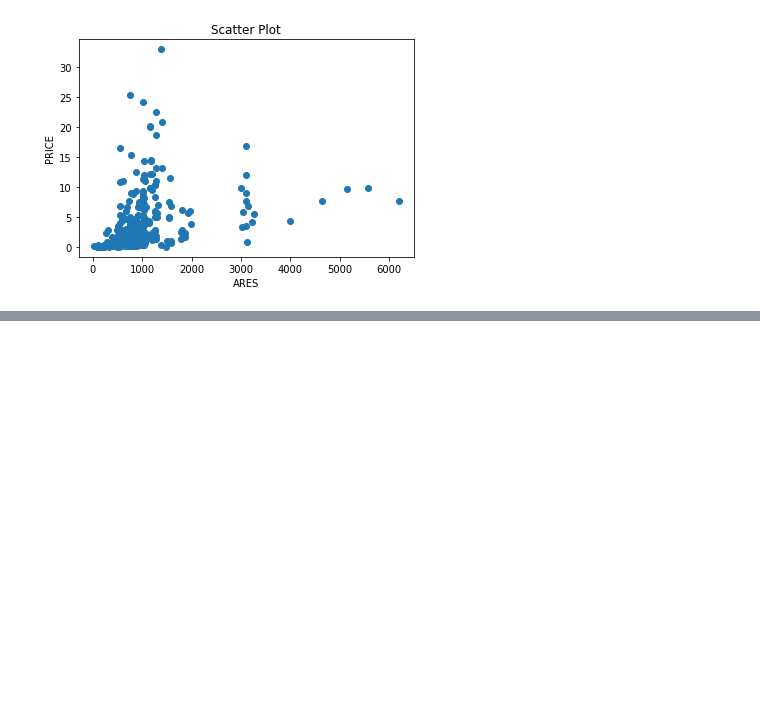
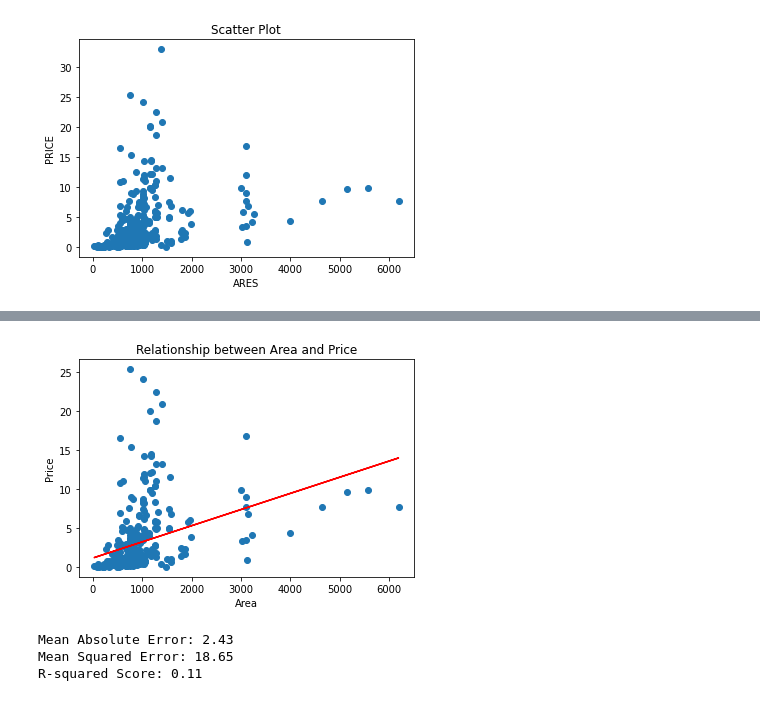
Before and after one commit to rghimre3/INFO5505_Machine_Learning_for-_Data_Scientist, a Jupyter notebook: INFO5505_Linear_Regression_(Assignment_1).ipynb, the cells around one changed output, grey strips where cells are left out. Cells and saved outputs as stored; diff of their text form; code cells hidden in the pictures; blank space fills up the shorter version.

```diff
--- a/INFO5505_Linear_Regression_(Assignment_1).ipynb
+++ b/INFO5505_Linear_Regression_(Assignment_1).ipynb
@@ -102,0 +112,3 @@ plt.show()
+# %%
+Area = np.array(df['AREA'])
+Price = np.array(df['PRICE'])
@@ -102,0 +136,34 @@ plt.show()
+# %%
+import matplotlib.pyplot as plt
+
+# create a scatter plot of the data
+plt.scatter(X_train, y_train)
+
+# add the linear regression line to the plot
+plt.plot(X_train, model.predict(X_train), color='red')
+
+# add axis labels and a title to the plot
+plt.xlabel('Area')
+plt.ylabel('Price')
+plt.title('Relationship between Area and Price')
+
+# display the plot
+plt.show()
+# %% [output]
+[figure, added]
+# %%
+from sklearn.metrics import mean_absolute_error, mean_squared_error, r2_score
+
+# calculate performance metrics on the testing data
+mae = mean_absolute_error(y_test, y_pred)
+mse = mean_squared_error(y_test, y_pred)
+r2 = r2_score(y_test, y_pred)
+
+# print the performance metrics
+print('Mean Absolute Error: {:.2f}'.format(mae))
+print('Mean Squared Error: {:.2f}'.format(mse))
+print('R-squared Score: {:.2f}'.format(r2))
+# %% [output]
+Mean Absolute Error: 2.43
+Mean Squared Error: 18.65
+R-squared Score: 0.11
```
Also changed, not shown: parts of 4 cells of this notebook.
